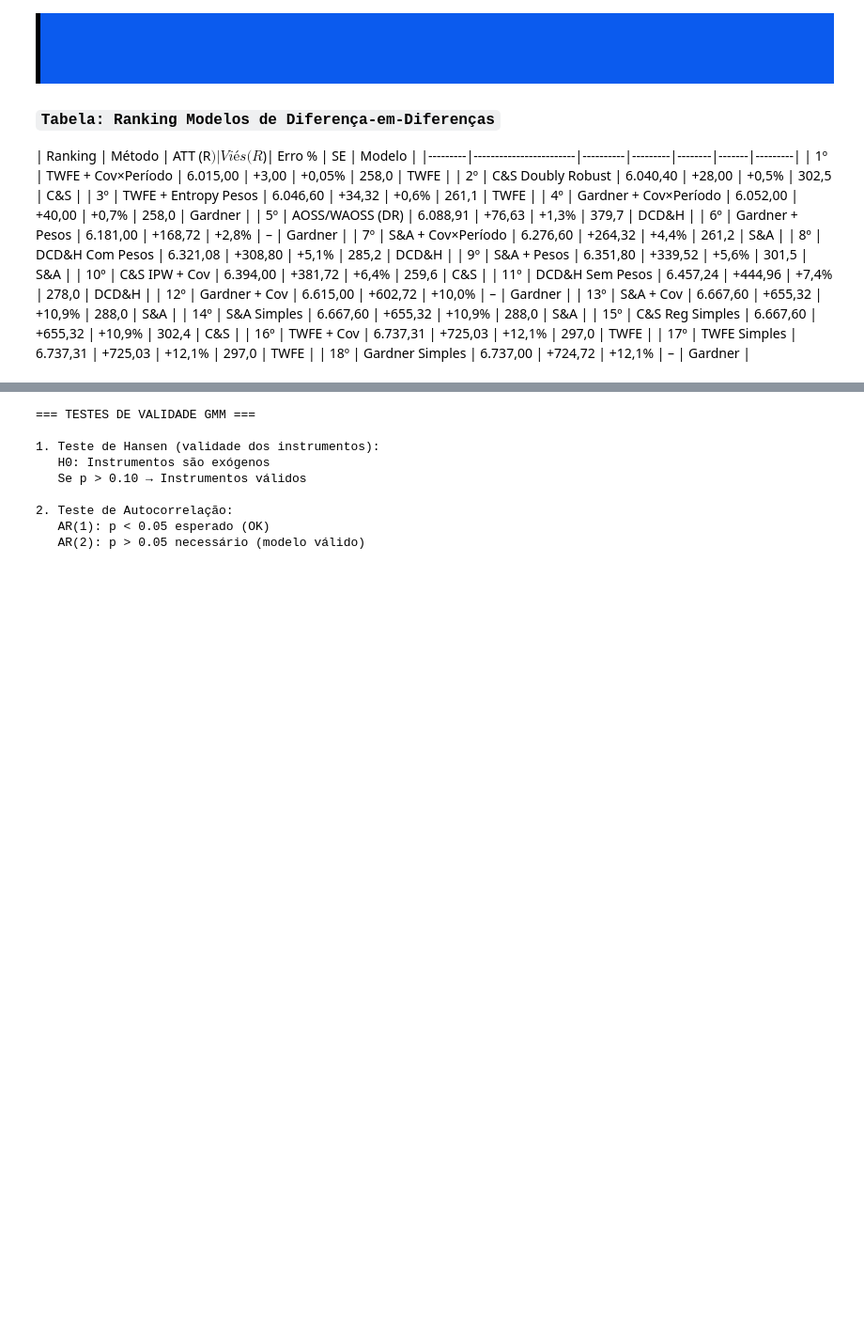
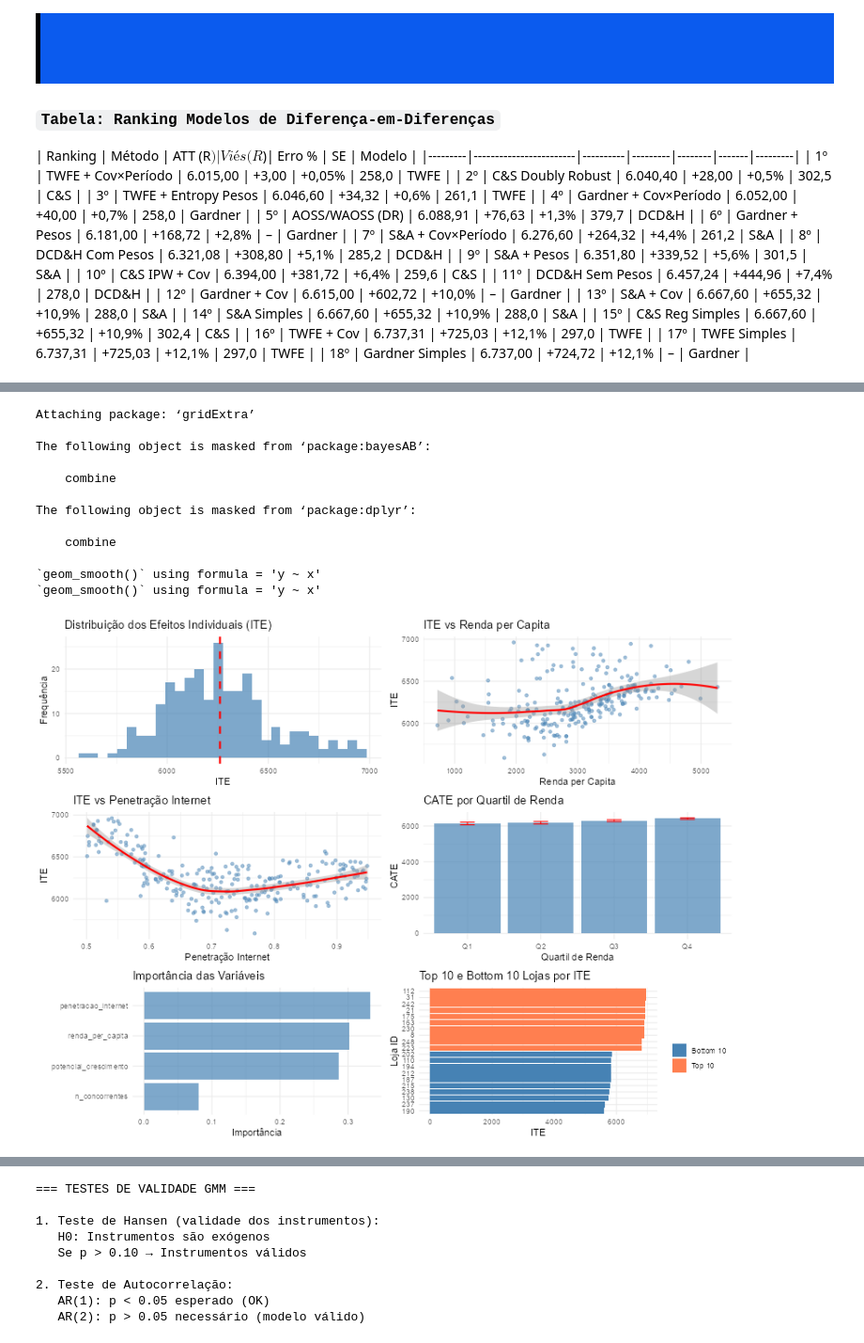
Before and after one commit to silviopaula/ciencia-dados-portifolio, a Jupyter notebook: Marketing_causal_inference/Script R- Marketing e inferência causal.ipynb, the cells around one changed output, grey strips where cells are left out. Shown at 94% size. Saved outputs shown, nothing was run; the diff lists cells and outputs as text; code cells hidden in the pictures; blank space fills up the shorter version.

```diff
--- a/Marketing_causal_inference/Script R- Marketing e inferência causal.ipynb
+++ b/Marketing_causal_inference/Script R- Marketing e inferência causal.ipynb
@@ -5457,0 +4980,80 @@ Efeito causal (System GMM): 6378.91
+# %%
+# ============================================
+# VISUALIZAÇÕES
+# ============================================
+
+library(ggplot2)
+library(gridExtra)
+
+# --- Plot 1: Distribuição dos ITEs ---
+p1 <- ggplot(dados_pos, aes(x = ite)) +
+  geom_histogram(bins = 30, fill = "steelblue", alpha = 0.7) +
+  geom_vline(xintercept = mean(ite), color = "red", linetype = "dashed", size = 1) +
+  labs(title = "Distribuição dos Efeitos Individuais (ITE)",
+       x = "ITE", y = "Frequência") +
+  theme_minimal()
+
+# --- Plot 2: ITE vs Renda ---
+p2 <- ggplot(dados_pos, aes(x = renda_per_capita, y = ite)) +
+  geom_point(alpha = 0.5, color = "steelblue") +
+  geom_smooth(method = "loess", color = "red", se = TRUE) +
+  labs(title = "ITE vs Renda per Capita",
+       x = "Renda per Capita", y = "ITE") +
+  theme_minimal()
+
+# --- Plot 3: ITE vs Internet ---
+p3 <- ggplot(dados_pos, aes(x = penetracao_internet, y = ite)) +
+  geom_point(alpha = 0.5, color = "steelblue") +
+  geom_smooth(method = "loess", color = "red", se = TRUE) +
+  labs(title = "ITE vs Penetração Internet",
+       x = "Penetração Internet", y = "ITE") +
+  theme_minimal()
+
+# --- Plot 4: CATE por Quartil de Renda ---
+p4 <- ggplot(cate_renda, aes(x = quartil_renda, y = CATE)) +
+  geom_col(fill = "steelblue", alpha = 0.7) +
+  geom_errorbar(aes(ymin = CATE - 1.96*SE, ymax = CATE + 1.96*SE),
+                width = 0.2, color = "red") +
+  labs(title = "CATE por Quartil de Renda",
+       x = "Quartil de Renda", y = "CATE") +
+  theme_minimal()
+
+# --- Plot 5: Variable Importance ---
+p5 <- ggplot(importance_df, aes(x = reorder(Variavel, Importancia), y = Importancia)) +
+  geom_col(fill = "steelblue", alpha = 0.7) +
+  coord_flip() +
+  labs(title = "Importância das Variáveis",
+       x = "", y = "Importância") +
+  theme_minimal()
+
+# --- Plot 6: Ranking de Lojas por ITE ---
+top_bottom <- dados_pos %>%
+  arrange(desc(ite)) %>%
+  mutate(rank = row_number()) %>%
+  filter(rank <= 10 | rank > (n() - 10))
+
+p6 <- ggplot(top_bottom, aes(x = reorder(loja_id, ite), y = ite,
+                              fill = rank <= 10)) +
+  geom_col() +
+  coord_flip() +
+  scale_fill_manual(values = c("steelblue", "coral"),
+                    labels = c("Bottom 10", "Top 10")) +
+  labs(title = "Top 10 e Bottom 10 Lojas por ITE",
+       x = "Loja ID", y = "ITE", fill = "") +
+  theme_minimal()
+
+grid.arrange(p1, p2, p3, p4, p5, p6, ncol = 2)
+# %% [output]
+Attaching package: ‘gridExtra’
+
+The following object is masked from ‘package:bayesAB’:
+
+    combine
+
+The following object is masked from ‘package:dplyr’:
+
+    combine
+
+`geom_smooth()` using formula = 'y ~ x'
+`geom_smooth()` using formula = 'y ~ x'
+[figure, added]
```
Also changed, not shown: parts of 66 cells of this notebook, 8 other files.
